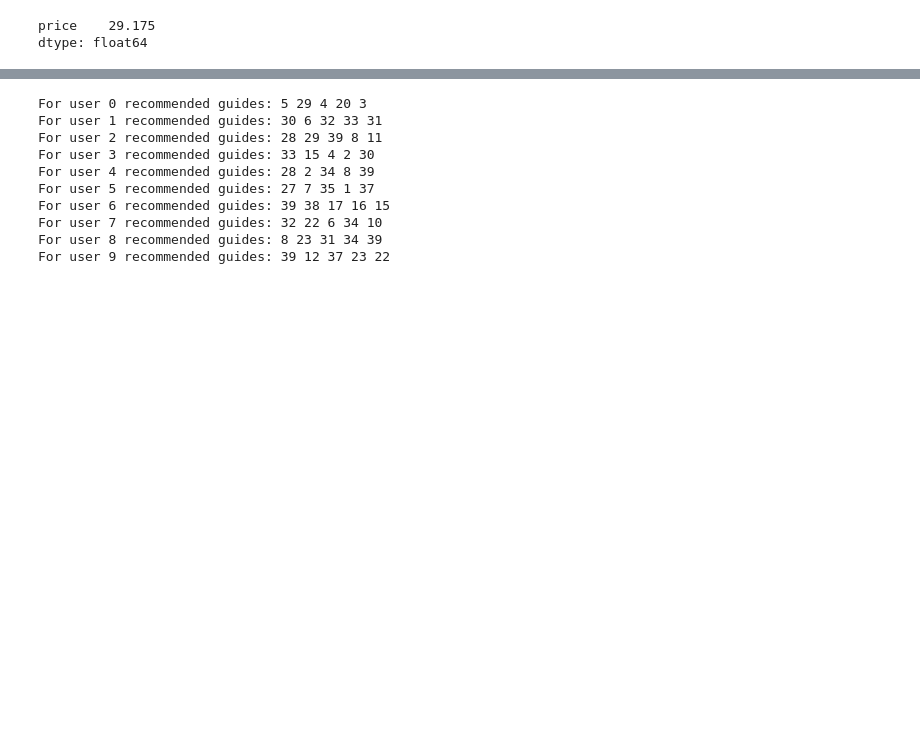
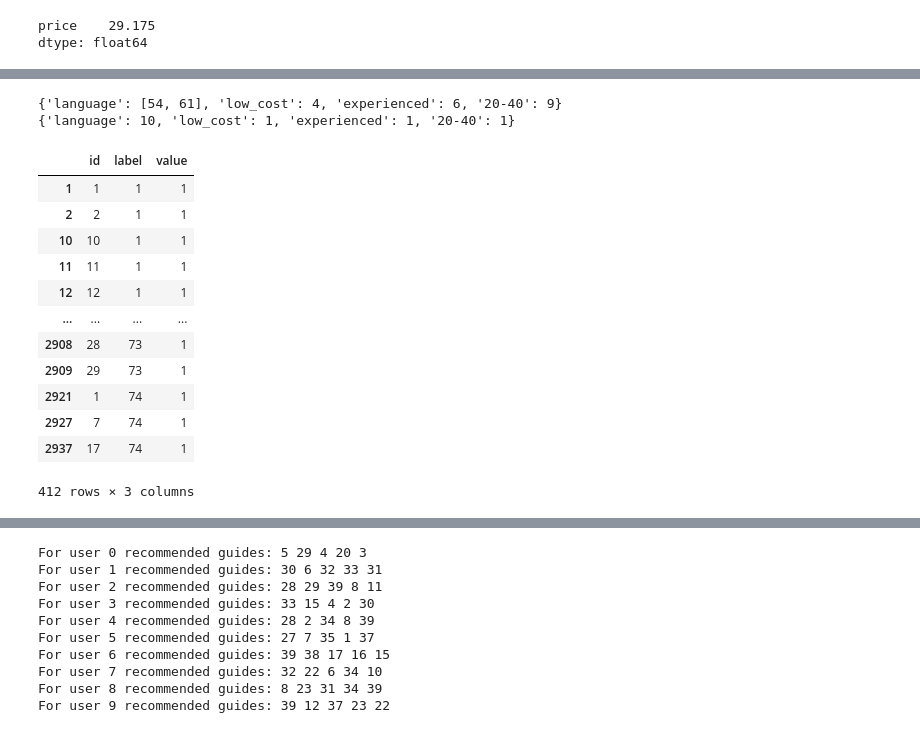
Before and after one commit to LorenzoAicardi/AsTourX, a Jupyter notebook: recommendersystem/GuideRecommendation.ipynb, the cells around one changed output, grey strips where cells are left out. Cells and saved outputs as stored; diff of their text form; code cells hidden in the pictures; blank space fills up the shorter version.

```diff
--- a/recommendersystem/GuideRecommendation.ipynb
+++ b/recommendersystem/GuideRecommendation.ipynb
@@ -621,0 +456,37 @@ Here the generation of recommendations of guides to tourists is reported.
+# %%
+# Define which features we would like to model
+# Some examples could be 'low_cost' to consider the cost of the guide,
+# 'experienced' for the experience, '20-40' for the age, etc.
+features_to_model = ['low_cost', 'experienced', '20-40']
+
+# Define the importance of those features that we want to attribute in a positional way
+# Default weight: 1
+importance_weights = [1, 1, 1]
+
+# Extract the columns representing languages, and attribute a higher weight
+languages_columns = [54, 61]
+languages_weight = 10
+# %%
+# Initialize the dictionaries for the chosen attributes and weights
+feature_columns_dict = dict()
+importance_weights_dict = dict()
+
+# Add the language feature to the two dictionaries
+feature_columns_dict.update({'language': languages_columns})
+importance_weights_dict.update({'language': languages_weight})
+# %%
+# Build function to extract other features' indices and the corresponding weights to attribute
+def extract_feature(name, i):
+    # Update the dictionaries with indices and weights
+    feature_columns_dict.update({name: attribute_list.index(name)})
+    importance_weights_dict.update({name: importance_weights[i]})
+
+# Execute the operation
+for i in range(len(features_to_model)):
+    extract_feature(features_to_model[i], i)
+
+print(feature_columns_dict)
+print(importance_weights_dict)
+# %% [output]
+{'language': [54, 61], 'low_cost': 4, 'experienced': 6, '20-40': 9}
+{'language': 10, 'low_cost': 1, 'experienced': 1, '20-40': 1}
@@ -621,0 +496,34 @@ Here the generation of recommendations of guides to tourists is reported.
+# %%
+# Modify the cell values with respect to the weights we want to give
+for feature in importance_weights_dict:
+
+    # If the weight is not default, modify the values
+    if importance_weights_dict[feature] > 1:
+
+        # Trace all columns assigned to the languages
+        if feature=='language':
+            condition = (new_icm_df.label >= feature_columns_dict[feature][0]) & (new_icm_df.label <= feature_columns_dict[feature][1])
+
+        # Trace the specific feature
+        else:
+            condition = (new_icm_df.label == feature_columns_dict[feature])
+
+        # Find the rows with labels corresponding to the selected features, and update the values
+        new_icm_df.loc[condition, 'value'] = importance_weights_dict[feature]
+# %%
+# Print the modified dataframe
+new_icm_df
+# %% [output]
+|  | id | label | value |
+| 1 | 1 | 1 | 1 |
+| 2 | 2 | 1 | 1 |
+| 10 | 10 | 1 | 1 |
+| 11 | 11 | 1 | 1 |
+| 12 | 12 | 1 | 1 |
+| ... | ... | ... | ... |
+| 2908 | 28 | 73 | 1 |
+| 2909 | 29 | 73 | 1 |
+| 2921 | 1 | 74 | 1 |
+| 2927 | 7 | 74 | 1 |
+| 2937 | 17 | 74 | 1 |
+412 rows × 3 columns
```
Also changed, not shown: parts of 73 cells of this notebook, 1 other file.
